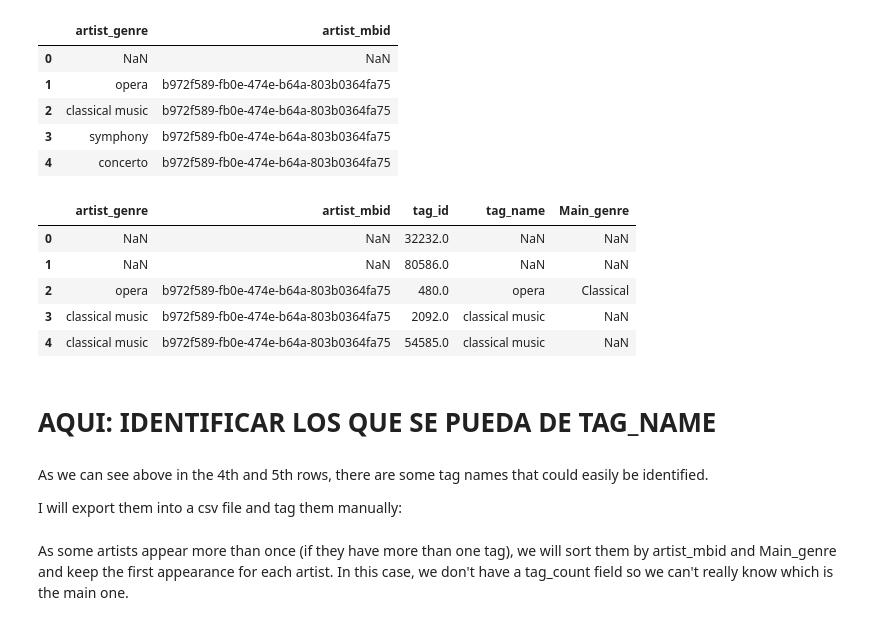
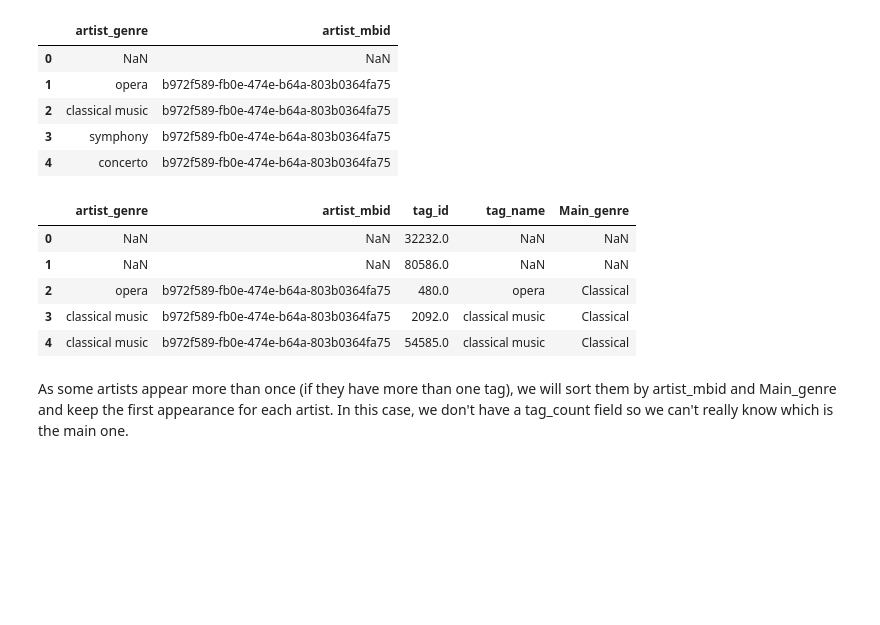
Before and after one commit to AInhoa84/Music_genre_visual_evolution, a Jupyter notebook: Data_gathering_music_genre.ipynb, the cells around one changed output. Saved outputs shown, nothing was run; the diff lists cells and outputs as text; code cells hidden in the pictures; blank space fills up the shorter version.

```diff
--- a/Data_gathering_music_genre.ipynb
+++ b/Data_gathering_music_genre.ipynb
@@ -210,0 +468,3 @@ release_groups.head()
+# %%
+#We delete the useless columns:
+genreless.drop(labels=['genre_counts', 'genres'], axis=1, inplace=True)
@@ -210,0 +480,3 @@ release_groups.head()
+# %%
+#Do the merging:
+tags_all = pd.merge(tags_genres, genreless[['tag_id','Main_genre']], how='left', on='tag_id')
@@ -210,0 +499,3 @@ release_groups.head()
+# %%
+#Fill the column Main_genre_y for the rows we just retrieved:
+tags_all.Main_genre_x = np.where(tags_all.Main_genre_x.isnull(), tags_all.Main_genre_y,tags_all.Main_genre_x )
@@ -210,0 +511,5 @@ release_groups.head()
+# %%
+#We can delete the useless columns:
+tags_all.drop(labels=['subgenre', 'Main_genre_y'], axis=1, inplace=True)
+#And rename the Main genre column:
+tags_all.rename(columns={'Main_genre_x':'Main_genre'}, inplace=True)
@@ -527,18 +838,12 @@ wiki_df.head()
 | 4 | concerto | b972f589-fb0e-474e-b64a-803b0364fa75 |
 # %%
 #We merge the dataframe with the tags_genres to retrieve tag_id and Main_genre:
-wiki_genres = pd.merge(wiki_df, tags_genres, how='left', left_on='artist_genre', right_on='tag_name')
+wiki_genres = pd.merge(wiki_df, tags_all, how='left', left_on='artist_genre', right_on='tag_name')
 wiki_genres.head()
 # %% [output]
 |  | artist_genre | artist_mbid | tag_id | tag_name | Main_genre |
 | 0 | NaN | NaN | 32232.0 | NaN | NaN |
 | 1 | NaN | NaN | 80586.0 | NaN | NaN |
 | 2 | opera | b972f589-fb0e-474e-b64a-803b0364fa75 | 480.0 | opera | Classical |
-| 3 | classical music | b972f589-fb0e-474e-b64a-803b0364fa75 | 2092.0 | classical music | NaN |
-| 4 | classical music | b972f589-fb0e-474e-b64a-803b0364fa75 | 54585.0 | classical music | NaN |
+| 3 | classical music | b972f589-fb0e-474e-b64a-803b0364fa75 | 2092.0 | classical music | Classical |
+| 4 | classical music | b972f589-fb0e-474e-b64a-803b0364fa75 | 54585.0 | classical music | Classical |
-# %% [markdown]
-# AQUI: IDENTIFICAR LOS QUE SE PUEDA DE TAG_NAME
-# %% [markdown]
-As we can see above in the 4th and 5th rows, there are some tag names that could easily be identified.
-
-I will export them into a csv file and tag them manually:
```
Also changed, not shown: parts of 143 cells of this notebook, 1 other file.
